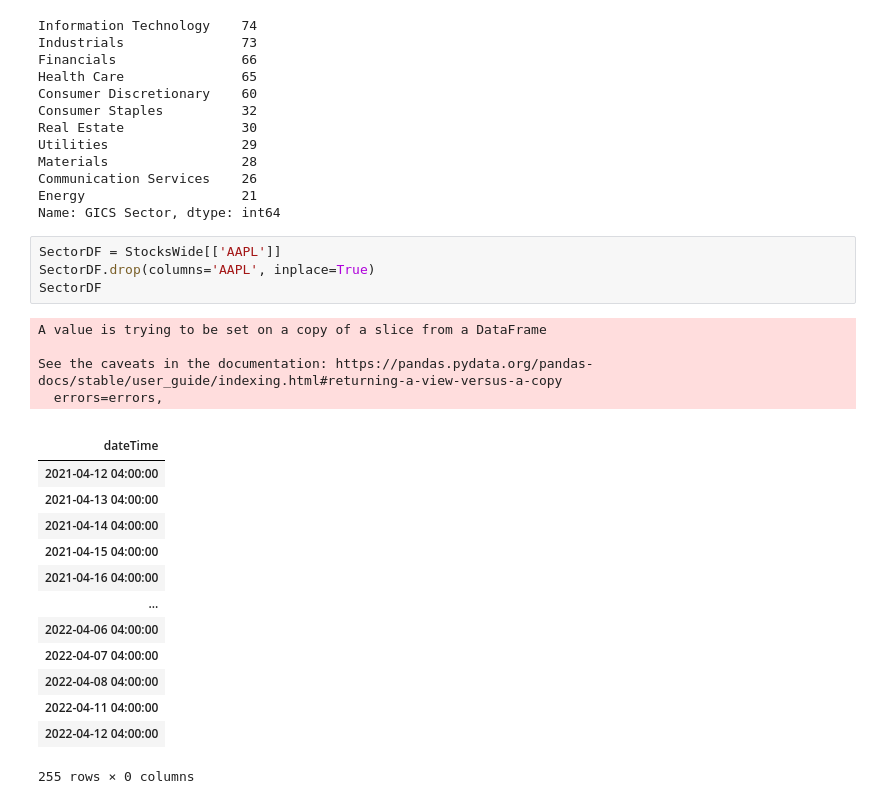
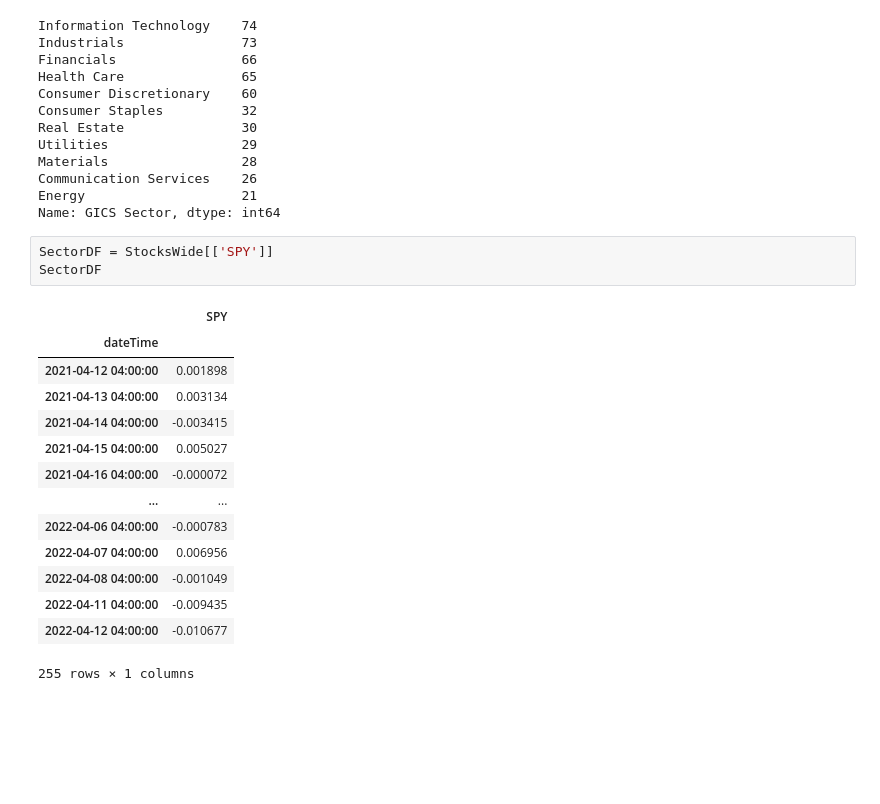
Before and after one commit to Analitico-771/machine_learning_index_prediction, a Jupyter notebook: DataPrep.ipynb, the cells around one changed output. Saved outputs shown, nothing was run; the diff lists cells and outputs as text; blank space fills up the shorter version.

```diff
--- a/DataPrep.ipynb
+++ b/DataPrep.ipynb
@@ -64,28 +64,23 @@ Materials                 28
 Communication Services    26
 Energy                    21
 Name: GICS Sector, dtype: int64
-# %%
-SectorDF = StocksWide[['AAPL']]
-SectorDF.drop(columns='AAPL', inplace=True)
-SectorDF
-# %% [output]
-A value is trying to be set on a copy of a slice from a DataFrame
-
-See the caveats in the documentation: https://pandas.pydata.org/pandas-docs/stable/user_guide/indexing.html#returning-a-view-versus-a-copy
-  errors=errors,
-|  |
-| dateTime |
-| 2021-04-12 04:00:00 |
-| 2021-04-13 04:00:00 |
-| 2021-04-14 04:00:00 |
-| 2021-04-15 04:00:00 |
-| 2021-04-16 04:00:00 |
-| ... |
-| 2022-04-06 04:00:00 |
-| 2022-04-07 04:00:00 |
-| 2022-04-08 04:00:00 |
-| 2022-04-11 04:00:00 |
-| 2022-04-12 04:00:00 |
-255 rows × 0 columns
+# %%
+SectorDF = StocksWide[['SPY']]
+SectorDF
+# %% [output]
+|  | SPY |
+| dateTime |  |
+| 2021-04-12 04:00:00 | 0.001898 |
+| 2021-04-13 04:00:00 | 0.003134 |
+| 2021-04-14 04:00:00 | -0.003415 |
+| 2021-04-15 04:00:00 | 0.005027 |
+| 2021-04-16 04:00:00 | -0.000072 |
+| ... | ... |
+| 2022-04-06 04:00:00 | -0.000783 |
+| 2022-04-07 04:00:00 | 0.006956 |
+| 2022-04-08 04:00:00 | -0.001049 |
+| 2022-04-11 04:00:00 | -0.009435 |
+| 2022-04-12 04:00:00 | -0.010677 |
+255 rows × 1 columns
 # %%
 stockstodrop = []
```
Also changed, not shown: parts of 9 cells of this notebook, 3 other files.
